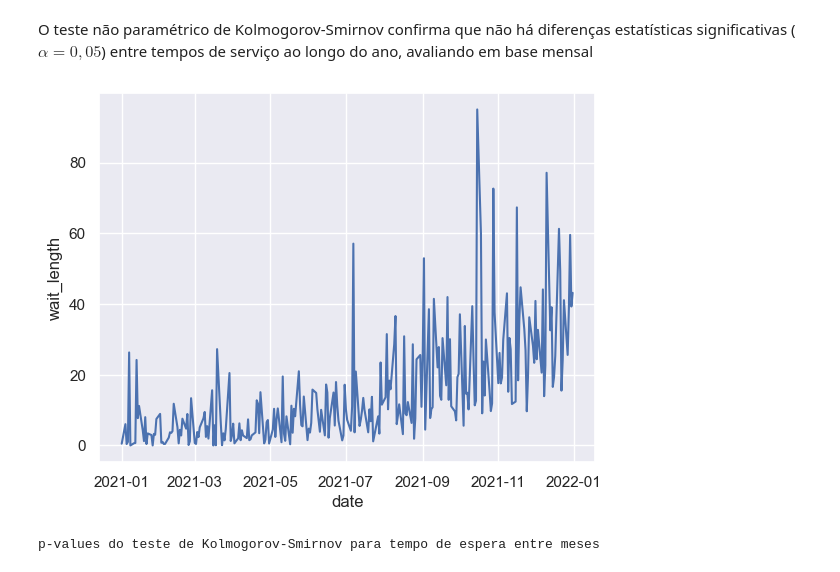
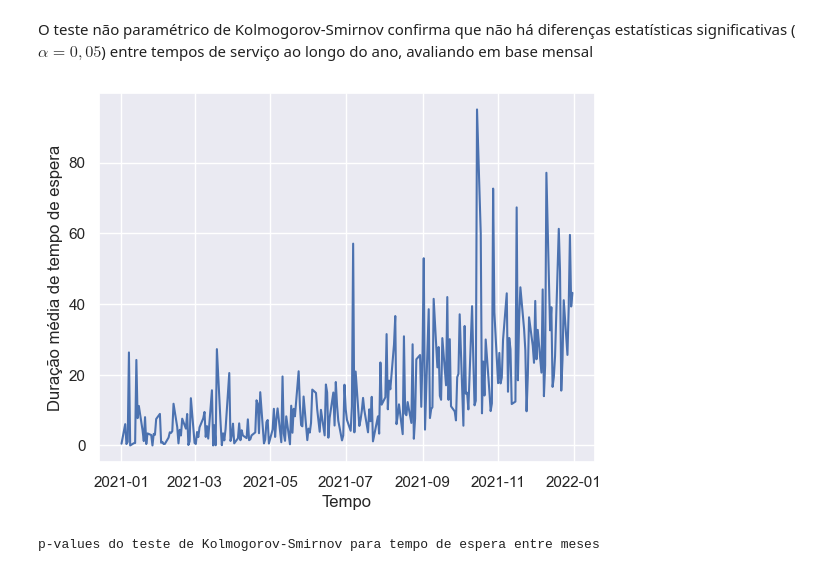
Before and after one commit to lucasgmalheiros/projeto-simulacao, a Jupyter notebook: analise_simulacao.ipynb, the cells around one changed output. Cells and saved outputs as stored; diff of their text form; code cells hidden in the pictures.

Commit message:
analise e descricao tempos espera e servico

```diff
--- a/analise_simulacao.ipynb
+++ b/analise_simulacao.ipynb
@@ -258,10 +258,10 @@ O teste não paramétrico de Kolmogorov-Smirnov confirma que não há diferença
 # %%
 # Comportamento do tempo médio de espera ao longo do ano
 t_espera = df.groupby(["date"])["wait_length"].mean()
 # Gráfico de linha do espera médio ao longo do ano
-sns.lineplot(data=t_espera);
+sns.lineplot(data=t_espera).set(xlabel="Tempo", ylabel="Duração média de tempo de espera");
 # %% [output]
-[figure, old version]
+[figure, new version]
 # %%
 testes = matrix_ks_2samp_test_months(random_var="wait_length", df=df)
 testes.style.applymap(highlight_cells).set_caption("p-values do teste de Kolmogorov-Smirnov para tempo de espera entre meses")
```
Also changed, not shown: 5 other files.
